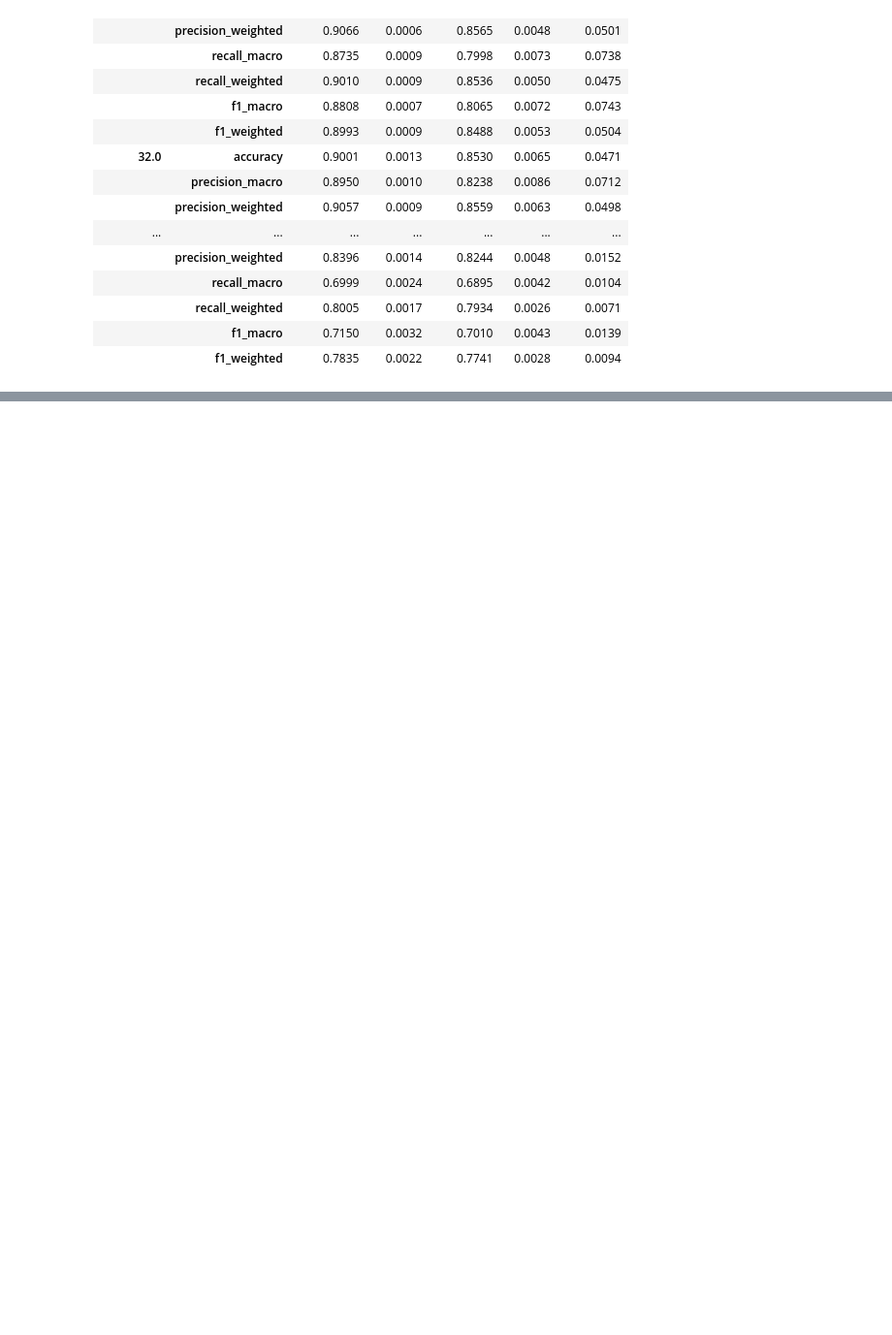
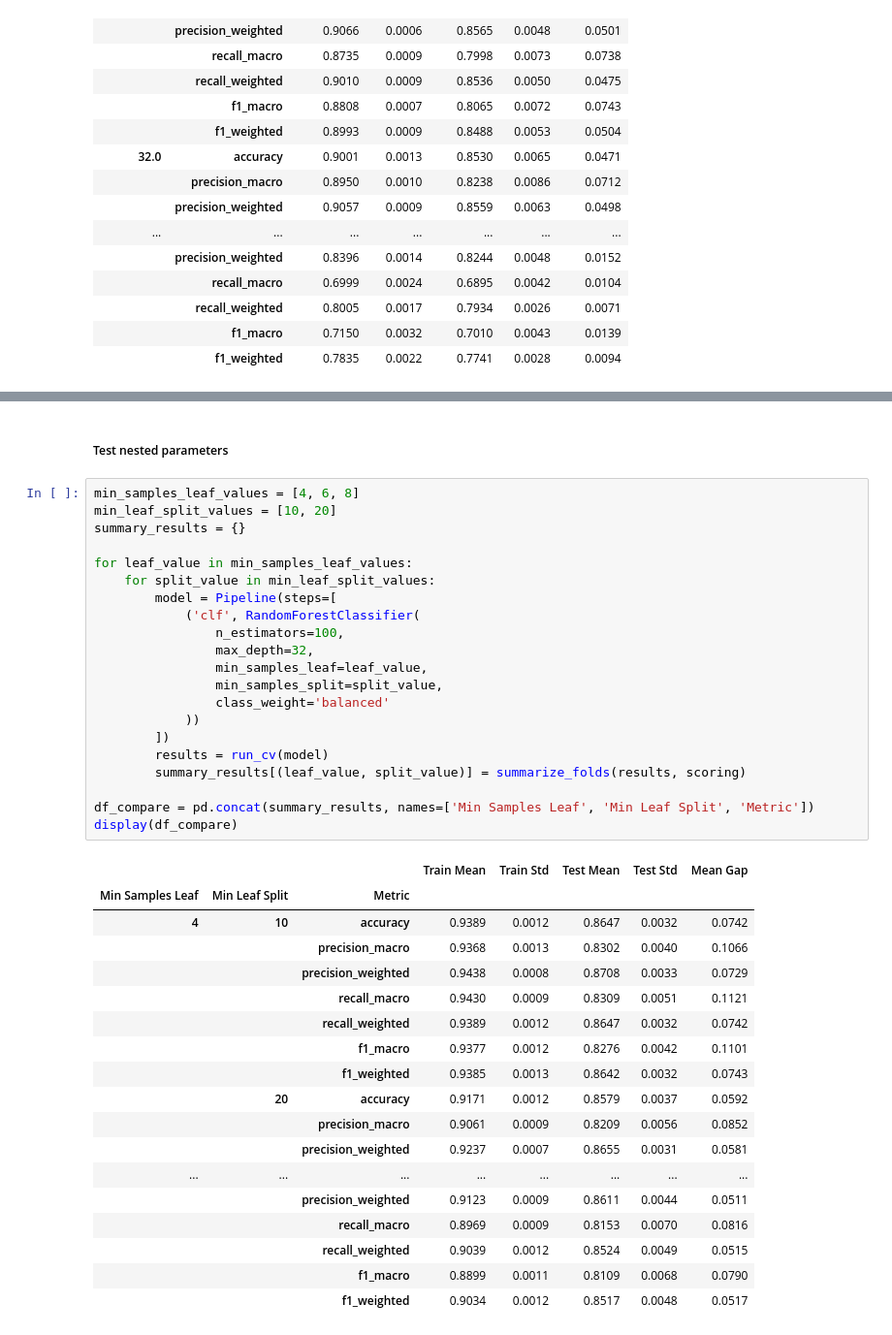
Before and after one commit to Highlighter56/NetworkTrafficClassifier, a Jupyter notebook: notebooks/random_forest.ipynb, the cells around one changed output, grey strips where cells are left out. Shown at 97% size. Saved outputs shown, nothing was run; the diff lists cells and outputs as text; blank space fills up the shorter version.

```diff
--- a/notebooks/random_forest.ipynb
+++ b/notebooks/random_forest.ipynb
@@ -426,0 +439,42 @@ display(df_compare)
+# %% [markdown]
+##### Test nested parameters
+# %%
+min_samples_leaf_values = [4, 6, 8]
+min_leaf_split_values = [10, 20]
+summary_results = {}
+
+for leaf_value in min_samples_leaf_values:
+    for split_value in min_leaf_split_values:
+        model = Pipeline(steps=[
+            ('clf', RandomForestClassifier(
+                n_estimators=100,
+                max_depth=32,
+                min_samples_leaf=leaf_value,
+                min_samples_split=split_value,
+                class_weight='balanced'
+            ))
+        ])
+        results = run_cv(model)
+        summary_results[(leaf_value, split_value)] = summarize_folds(results, scoring)
+
+df_compare = pd.concat(summary_results, names=['Min Samples Leaf', 'Min Leaf Split', 'Metric'])
+display(df_compare)
+# %% [output]
+|  |  |  | Train Mean | Train Std | Test Mean | Test Std | Mean Gap |
+| Min Samples Leaf | Min Leaf Split | Metric |  |  |  |  |  |
+| 4 | 10 | accuracy | 0.9389 | 0.0012 | 0.8647 | 0.0032 | 0.0742 |
+|  |  | precision_macro | 0.9368 | 0.0013 | 0.8302 | 0.0040 | 0.1066 |
+|  |  | precision_weighted | 0.9438 | 0.0008 | 0.8708 | 0.0033 | 0.0729 |
+|  |  | recall_macro | 0.9430 | 0.0009 | 0.8309 | 0.0051 | 0.1121 |
+|  |  | recall_weighted | 0.9389 | 0.0012 | 0.8647 | 0.0032 | 0.0742 |
+|  |  | f1_macro | 0.9377 | 0.0012 | 0.8276 | 0.0042 | 0.1101 |
+|  |  | f1_weighted | 0.9385 | 0.0013 | 0.8642 | 0.0032 | 0.0743 |
+|  | 20 | accuracy | 0.9171 | 0.0012 | 0.8579 | 0.0037 | 0.0592 |
+|  |  | precision_macro | 0.9061 | 0.0009 | 0.8209 | 0.0056 | 0.0852 |
+|  |  | precision_weighted | 0.9237 | 0.0007 | 0.8655 | 0.0031 | 0.0581 |
+| ... | ... | ... | ... | ... | ... | ... | ... |
+|  |  | precision_weighted | 0.9123 | 0.0009 | 0.8611 | 0.0044 | 0.0511 |
+|  |  | recall_macro | 0.8969 | 0.0009 | 0.8153 | 0.0070 | 0.0816 |
+|  |  | recall_weighted | 0.9039 | 0.0012 | 0.8524 | 0.0049 | 0.0515 |
+|  |  | f1_macro | 0.8899 | 0.0011 | 0.8109 | 0.0068 | 0.0790 |
+|  |  | f1_weighted | 0.9034 | 0.0012 | 0.8517 | 0.0048 | 0.0517 |
```
Also changed, not shown: parts of 29 cells of this notebook, 1 other file.
